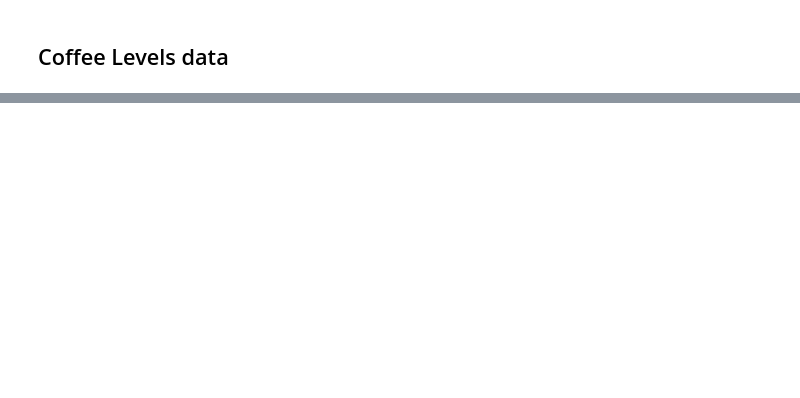
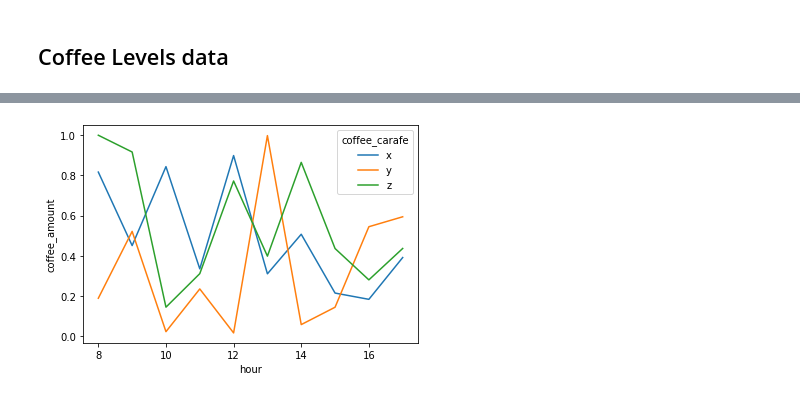
Before and after one commit to cfreeman22/classification-exercises, a Jupyter notebook: tidy_data.ipynb, the cells around one changed output, grey strips where cells are left out. Cells and saved outputs as stored; diff of their text form; code cells hidden in the pictures; blank space fills up the shorter version.

Commit message:
Tidy data exercise

```diff
--- a/tidy_data.ipynb
+++ b/tidy_data.ipynb
@@ -85,0 +152,9 @@ carafe_Z = coffee[coffee.coffee_carafe == 'z']
+# %%
+#plot the data
+
+sns.lineplot(x = 'hour',
+            y ='coffee_amount',
+            data  =coffee,
+            hue = 'coffee_carafe');
+# %% [output]
+[figure, added]
```
Also changed, not shown: parts of 34 cells of this notebook.
